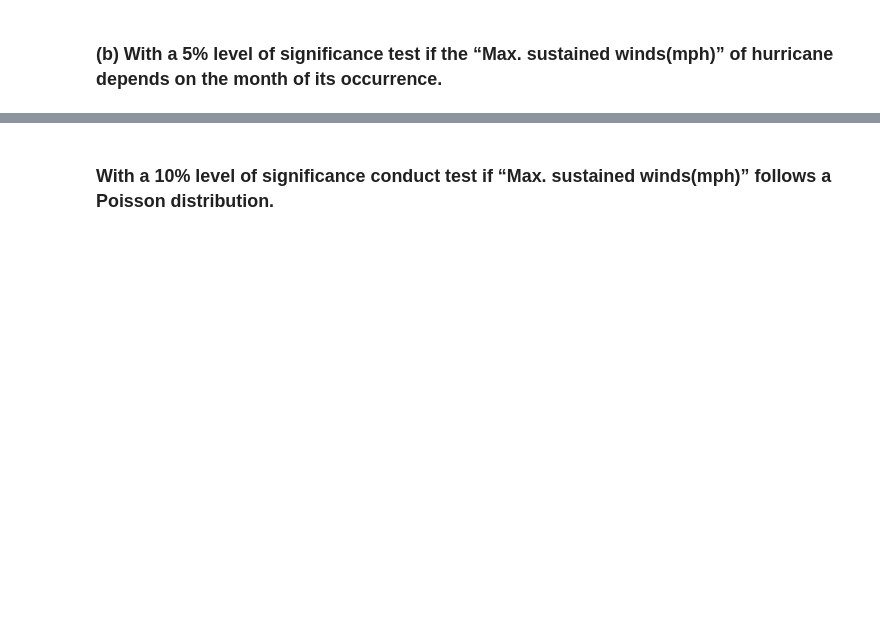
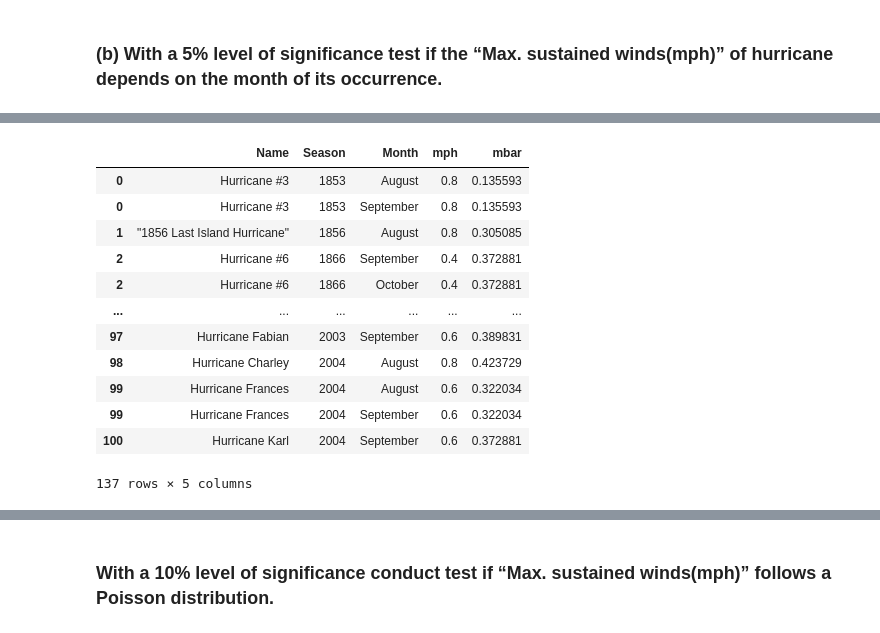
Before and after one commit to Ritii-13/DSc_Assignments, a Jupyter notebook: ques4.ipynb, the cells around one changed output, grey strips where cells are left out. Saved outputs shown, nothing was run; the diff lists cells and outputs as text; code cells hidden in the pictures; blank space fills up the shorter version.

```diff
--- a/ques4.ipynb
+++ b/ques4.ipynb
@@ -112,3 +147,23 @@ Reject the null hypothesis; there is a significant correlation between Max Susta
+# %%
+# splitting one row into multiple rows if it contains multiple months
+data['Month'] = data['Month'].str.split()
+data = data.explode('Month')
+
+data
+# %% [output]
+|  | Name | Season | Month | mph | mbar |
+| 0 | Hurricane #3 | 1853 | August | 0.8 | 0.135593 |
+| 0 | Hurricane #3 | 1853 | September | 0.8 | 0.135593 |
+| 1 | "1856 Last Island Hurricane" | 1856 | August | 0.8 | 0.305085 |
+| 2 | Hurricane #6 | 1866 | September | 0.4 | 0.372881 |
+| 2 | Hurricane #6 | 1866 | October | 0.4 | 0.372881 |
+| ... | ... | ... | ... | ... | ... |
+| 97 | Hurricane Fabian | 2003 | September | 0.6 | 0.389831 |
+| 98 | Hurricane Charley | 2004 | August | 0.8 | 0.423729 |
+| 99 | Hurricane Frances | 2004 | August | 0.6 | 0.322034 |
+| 99 | Hurricane Frances | 2004 | September | 0.6 | 0.322034 |
+| 100 | Hurricane Karl | 2004 | September | 0.6 | 0.372881 |
+137 rows × 5 columns
 # %%
 data['Month'].hist(bins=20, orientation='horizontal')
 plt.xlabel('Month')
```
Also changed, not shown: parts of 26 cells of this notebook, 1 other file.
